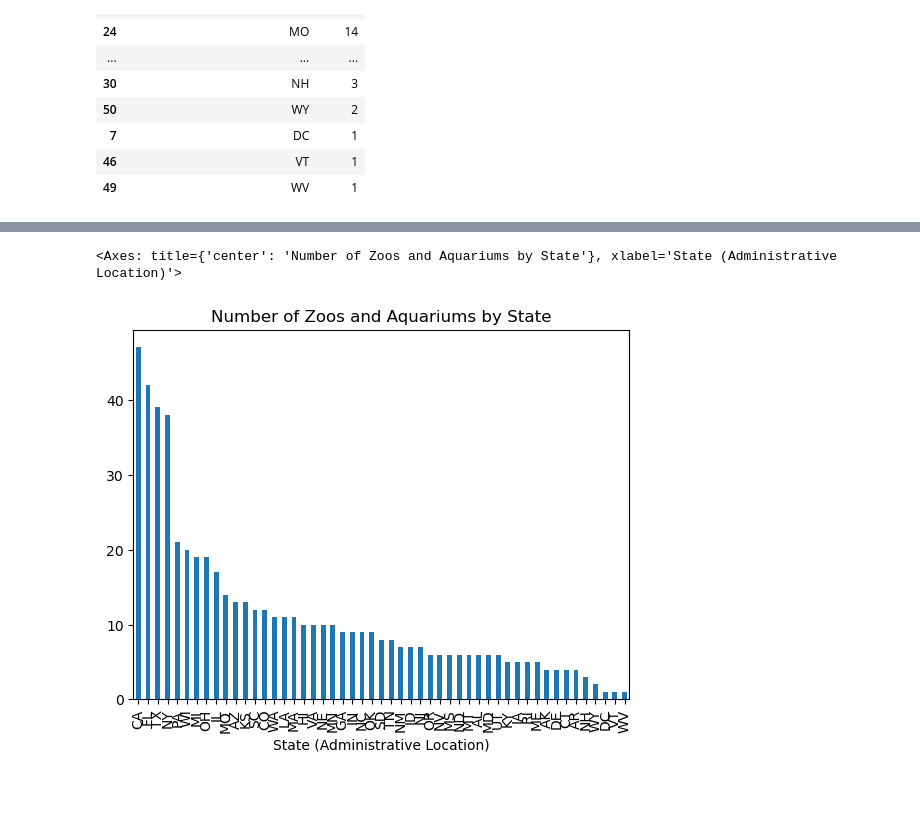
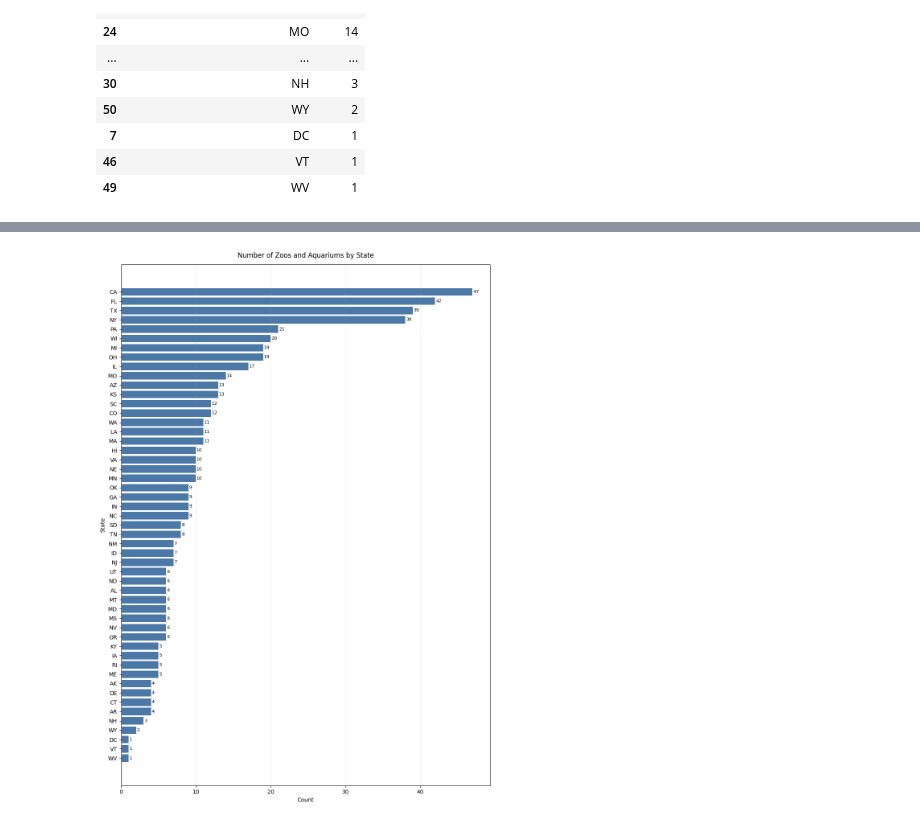
Before and after one commit to SevenDot0-Week5/MuseumsNotebook, a Jupyter notebook: MuseumNotes.ipynb, the cells around one changed output, grey strips where cells are left out. Drawn from its saved outputs; the diff is of its cells as text; code cells hidden in the pictures; blank space fills up the shorter version.

```diff
--- a/MuseumNotes.ipynb
+++ b/MuseumNotes.ipynb
@@ -152,8 +243,31 @@ s_zoo_aqua.value_counts().plot(kind='pie', autopct='%1.1f%%')
 # %%
-s_zoo_aqua.plot(x='State (Administrative Location)', y='Count', kind='bar', legend=False, title='Number of Zoos and Aquariums by State')
+import matplotlib.pyplot as plt
+
+state_counts = (
+    s_zoo_aqua[['State (Administrative Location)', 'Count']]
+    .dropna()
+    .sort_values('Count', ascending=True)
+)
+
+fig, ax = plt.subplots(figsize=(10, 14))
+ax.barh(
+    state_counts['State (Administrative Location)'],
+    state_counts['Count'],
+    color='#4C78A8'
+)
+
+ax.set_title('Number of Zoos and Aquariums by State', pad=12)
+ax.set_xlabel('Count')
+ax.set_ylabel('State')
+ax.grid(axis='x', alpha=0.25)
+
+for i, v in enumerate(state_counts['Count']):
+    ax.text(v + 0.1, i, str(int(v)), va='center', fontsize=8)
+
+plt.tight_layout()
+plt.show()
 # %% [output]
-<Axes: title={'center': 'Number of Zoos and Aquariums by State'}, xlabel='State (Administrative Location)'>
-[figure, old version]
+[figure, new version]
 # %%
 import matplotlib.pyplot as plt
 import ipywidgets as widgets
```
Also changed, not shown: parts of 16 cells of this notebook.
